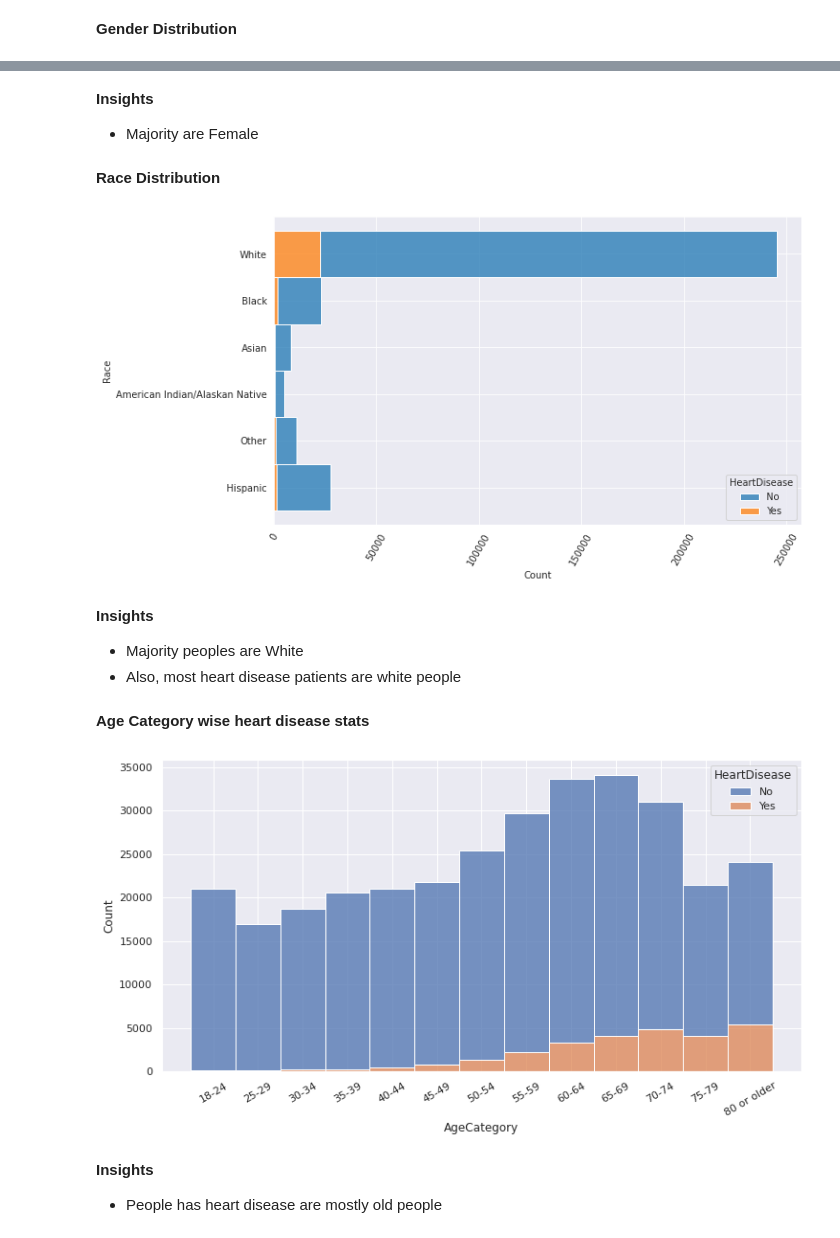
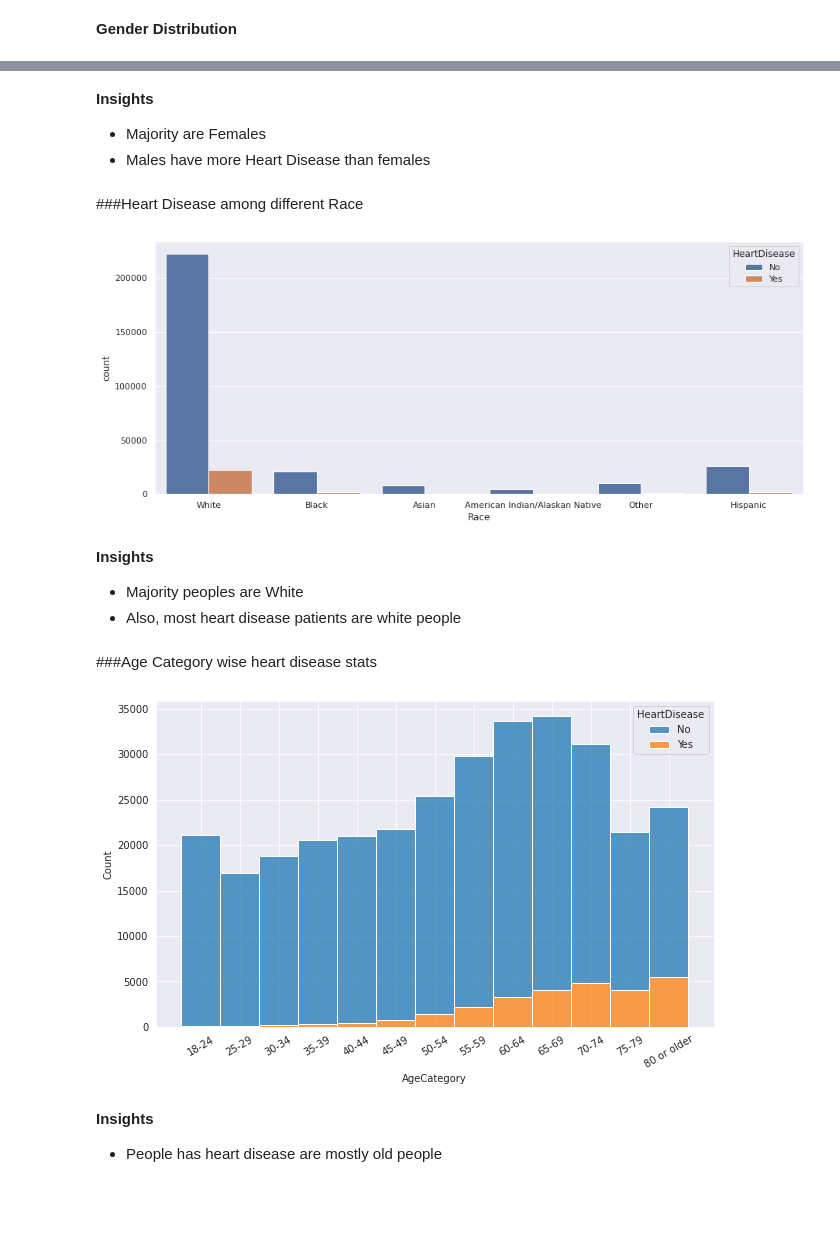
Before and after one commit to absiddik7/Heart_Disease_Prediction, a Jupyter notebook: Heart_Disease_Prediction.ipynb, the cells around one changed output, grey strips where cells are left out. Drawn from its saved outputs; the diff is of its cells as text; code cells hidden in the pictures; blank space fills up the shorter version.

```diff
--- a/Heart_Disease_Prediction.ipynb
+++ b/Heart_Disease_Prediction.ipynb
@@ -62,0 +71,3 @@ Text(0.5, 1.0, 'Gender')
+# %%
+sns.set_style('darkgrid')
+sns.countplot(data=df, x = 'Sex',hue='HeartDisease')
@@ -64,17 +78,17 @@ Text(0.5, 1.0, 'Gender')
 **Insights**
 
 
-*   Majority are Female
+*   Majority are Females
+*   Males have more Heart Disease than females
-# %% [markdown]
-**Race Distribution**
+# %% [markdown]
+###Heart Disease among different Race
 # %%
 sns.set_style('darkgrid')
-plt.figure(figsize=(10,6))
-sns.histplot(y=df['Race'],hue=df["HeartDisease"], multiple="stack")
-plt.xticks(rotation=60)
+plt.figure(figsize=(15,6))
+sns.countplot(data=df, x = 'Race',hue='HeartDisease')
 plt.show()
 # %% [output]
-[figure, old version]
+[figure, new version]
 # %% [markdown]
 **Insights**
 
@@ -82,14 +96,15 @@ plt.show()
 *   Majority peoples are White
 *   Also, most heart disease patients are white people
 # %% [markdown]
-**Age Category wise heart disease stats**
+###Age Category wise heart disease stats
 # %%
 adata = df.sort_values(by=['AgeCategory'],ascending = True)
+plt.figure(figsize=(10,6))
 sns.histplot(data=adata, x="AgeCategory", hue="HeartDisease", multiple="stack")
 plt.xticks(rotation=30)
 plt.show()
 # %% [output]
-[figure, old version]
+[figure, new version]
 # %% [markdown]
 **Insights**
 
```
Also changed, not shown: parts of 56 cells of this notebook.
